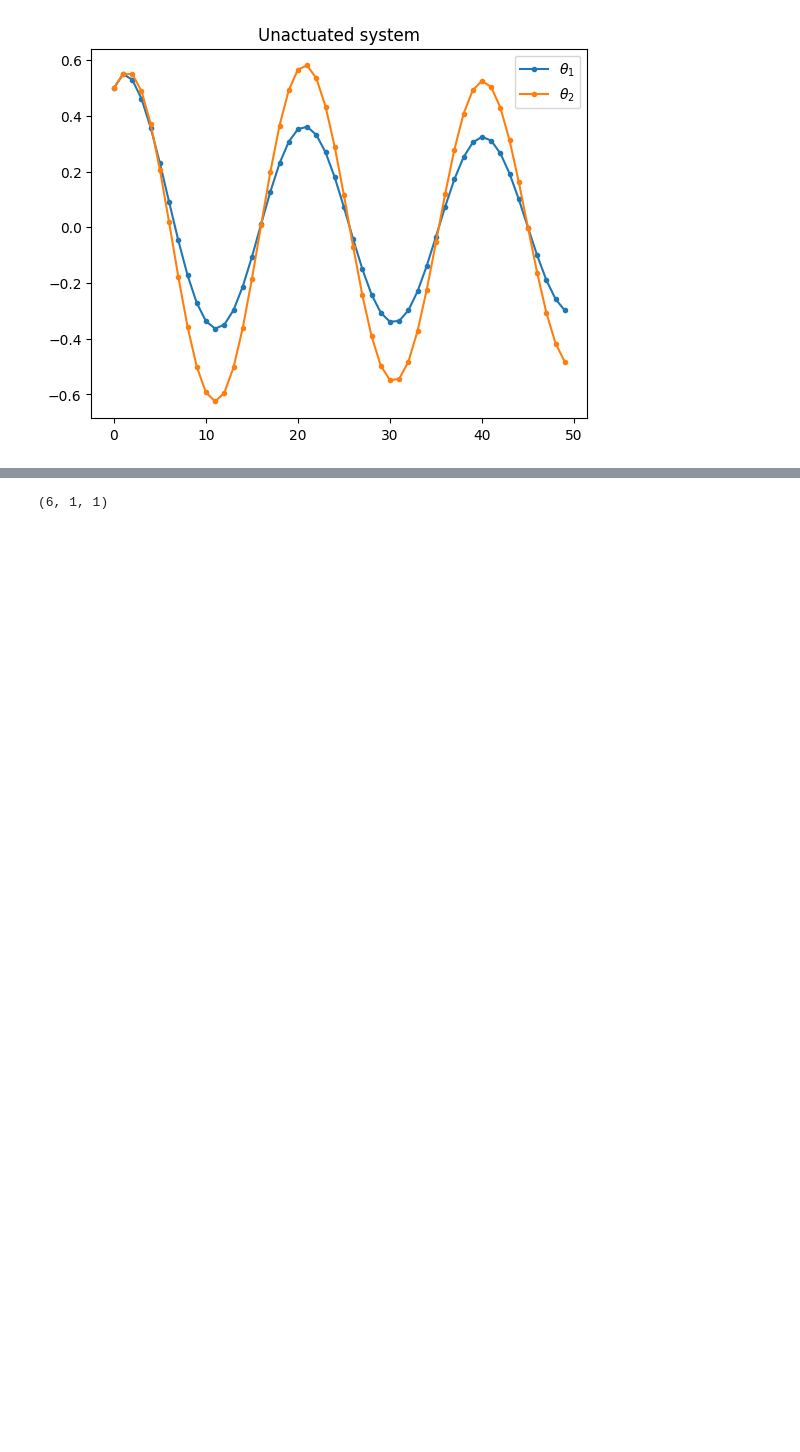
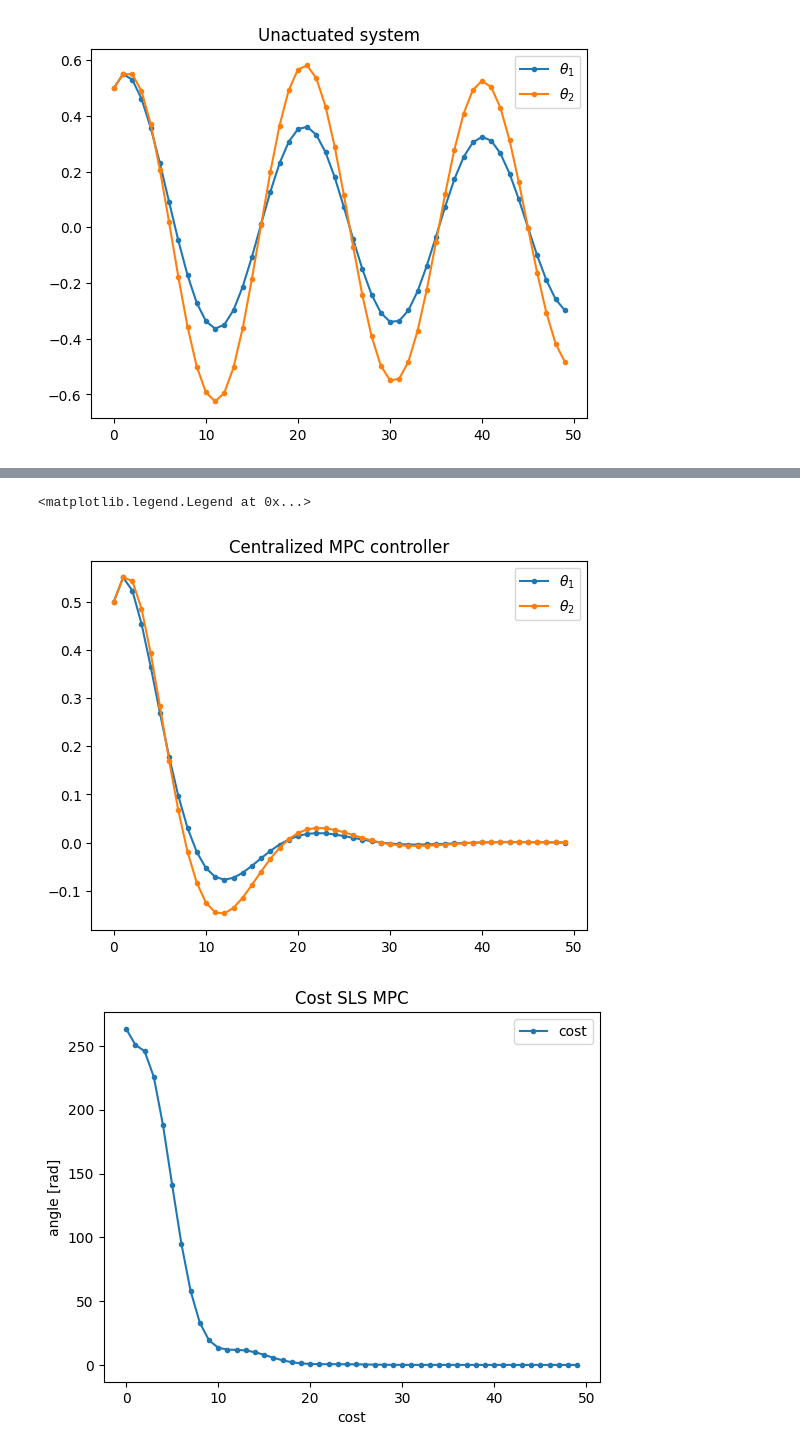
Before and after one commit to vateseif/lmpc-py, a Jupyter notebook: src/dlmpc.ipynb, the cells around one changed output, grey strips where cells are left out. Cells and saved outputs as stored; diff of their text form; code cells hidden in the pictures; blank space fills up the shorter version.

Commit message:
Simulate sls MPC for 4-pendulum problem

```diff
--- a/src/dlmpc.ipynb
+++ b/src/dlmpc.ipynb
@@ -116,7 +131,39 @@ ZAB.shape
-# %%
-aa = np.ones((3*2,1))
-aa.shape
-aa.squeeze().shape
-aa[:, None].shape
-# %% [output]
-(6, 1, 1)
+# %%
+# SLS MPC
+cost_sls = np.zeros((Tsim))
+x_sls = np.zeros((Tsim, 1, NX))
+x_sls[0] = x0.T
+
+for t in range(Tsim-1):
+  # initial condition
+  x_init = x_sls[t].T
+  # decision variables
+  x = cp.Variable((NX*T, 1))
+  phi_u = cp.Variable((NU*(T-1), NX))
+  # cost
+  objective = cp.Minimize(sum([cp.quad_form(x[i*NX:(i+1)*NX], Q) for i in range(T)]) + cp.quad_form(phi_u @ x_init, np.kron(np.eye(T-1),S)))
+  # constraints
+  constraints = [x[:NX] == x_init]
+  constraints += [IZA @ x == ZB @ phi_u @ x_init + E1 @ x_init]
+  # solve
+  prob = cp.Problem(objective, constraints)
+  result = prob.solve()
+  # store results
+  x_sls[t+1, 0, :] = x.value[NX:2*NX].squeeze()
+  cost_sls[t] = prob.value
+
+plt.plot(np.arange(0, Tsim), x_sls[:, 0, 0], ".-", label="$\\theta_1$")
+plt.plot(np.arange(0, Tsim), x_sls[:, 0, 2], ".-", label="$\\theta_2$")
+plt.title("Centralized MPC controller")
+plt.legend(loc="best")
+
+plt.figure()
+plt.plot(np.arange(0, Tsim), cost_sls, ".-", label="cost")
+plt.xlabel("cost")
+plt.ylabel("angle [rad]")
+plt.title("Cost SLS MPC")
+plt.legend(loc="best")
+# %% [output]
+<matplotlib.legend.Legend at 0x...>
+[figure, added]
+[figure, added]
```
Also changed, not shown: parts of 3 cells of this notebook.
